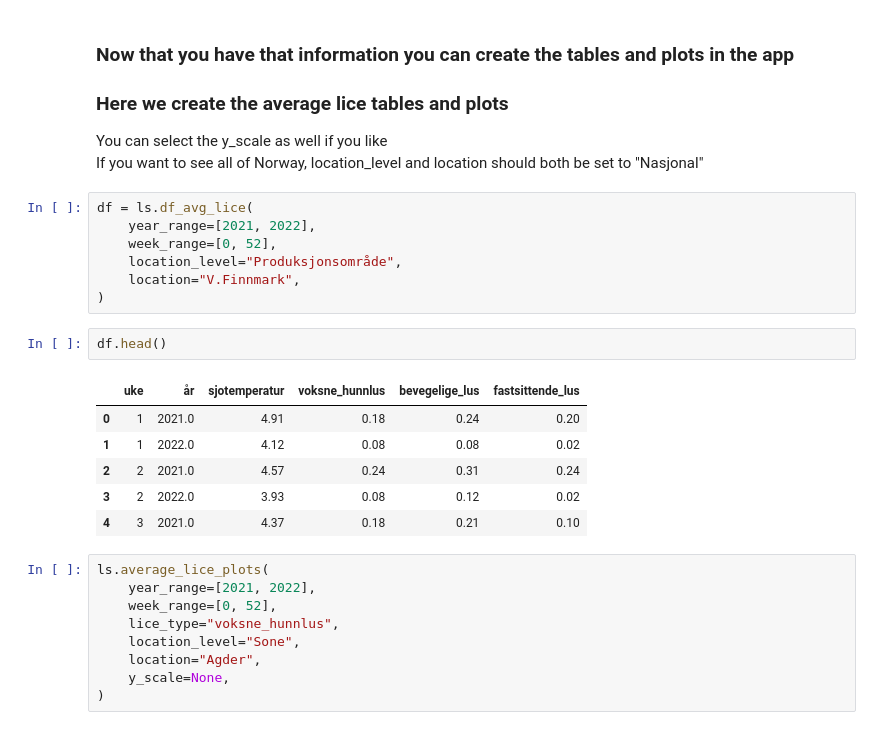
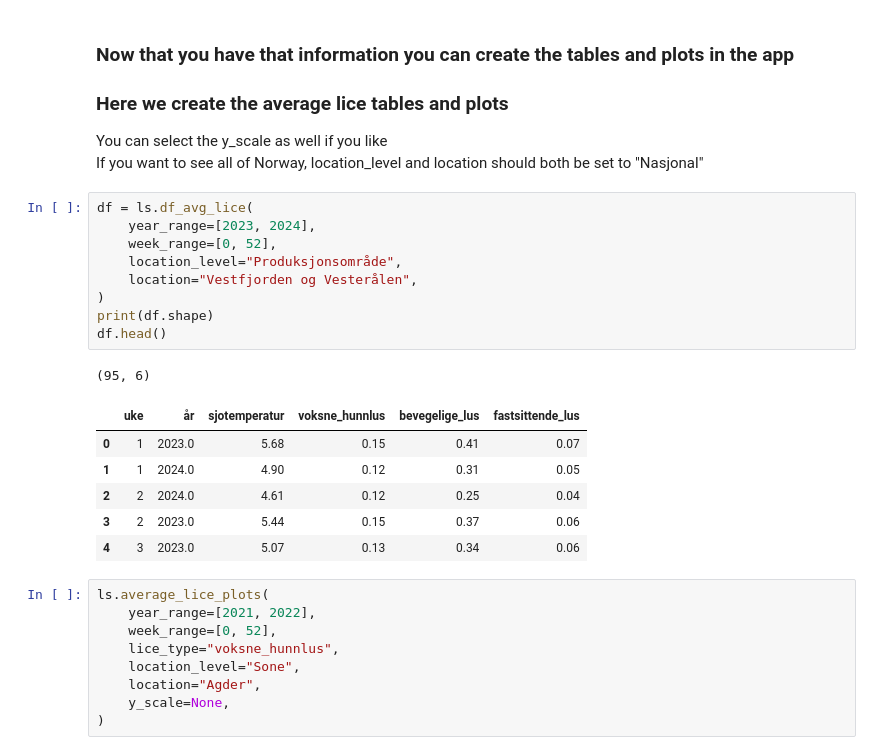
Before and after one commit to C4IROcean/OceanDataConnector, a Jupyter notebook: data/lusedata/Lusedata_app.ipynb, the cells around one changed output. Cells and saved outputs as stored; diff of their text form.

```diff
--- a/data/lusedata/Lusedata_app.ipynb
+++ b/data/lusedata/Lusedata_app.ipynb
@@ -93,20 +61,21 @@ You can select the y_scale as well if you like<br>
 If you want to see all of Norway, location_level and location should both be set to "Nasjonal"
 # %%
 df = ls.df_avg_lice(
-    year_range=[2021, 2022],
+    year_range=[2023, 2024],
     week_range=[0, 52],
     location_level="Produksjonsområde",
-    location="V.Finnmark",
+    location="Vestfjorden og Vesterålen",
 )
+print(df.shape)
+df.head()
+# %% [output]
+(95, 6)
+|  | uke | år | sjotemperatur | voksne_hunnlus | bevegelige_lus | fastsittende_lus |
+| 0 | 1 | 2023.0 | 5.68 | 0.15 | 0.41 | 0.07 |
+| 1 | 1 | 2024.0 | 4.90 | 0.12 | 0.31 | 0.05 |
+| 2 | 2 | 2024.0 | 4.61 | 0.12 | 0.25 | 0.04 |
+| 3 | 2 | 2023.0 | 5.44 | 0.15 | 0.37 | 0.06 |
+| 4 | 3 | 2023.0 | 5.07 | 0.13 | 0.34 | 0.06 |
-# %%
-df.head()
-# %% [output]
-|  | uke | år | sjotemperatur | voksne_hunnlus | bevegelige_lus | fastsittende_lus |
-| 0 | 1 | 2021.0 | 4.91 | 0.18 | 0.24 | 0.20 |
-| 1 | 1 | 2022.0 | 4.12 | 0.08 | 0.08 | 0.02 |
-| 2 | 2 | 2021.0 | 4.57 | 0.24 | 0.31 | 0.24 |
-| 3 | 2 | 2022.0 | 3.93 | 0.08 | 0.12 | 0.02 |
-| 4 | 3 | 2021.0 | 4.37 | 0.18 | 0.21 | 0.10 |
 # %%
 ls.average_lice_plots(
     year_range=[2021, 2022],
```
Also changed, not shown: parts of 12 cells of this notebook.
